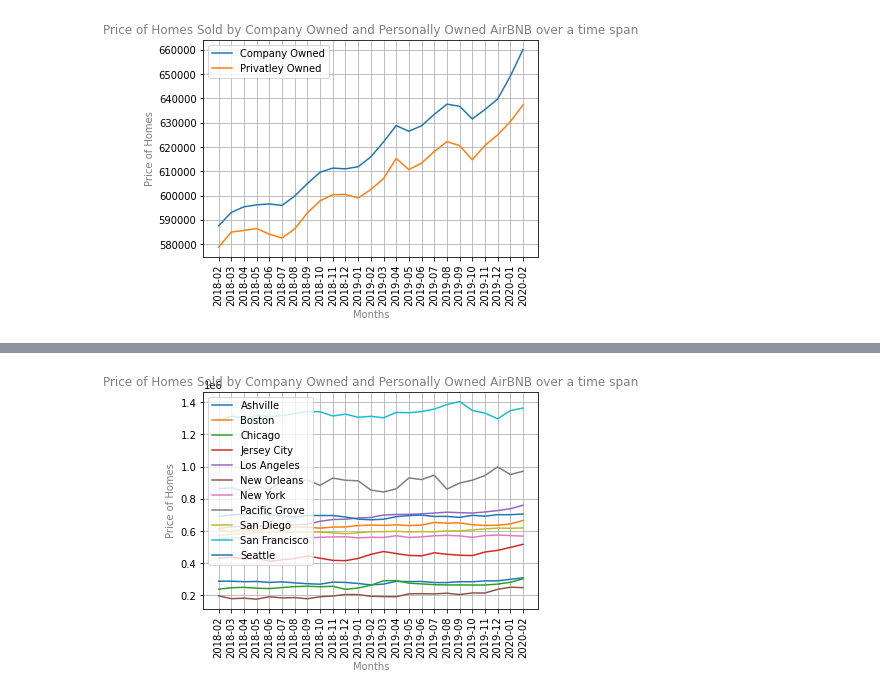
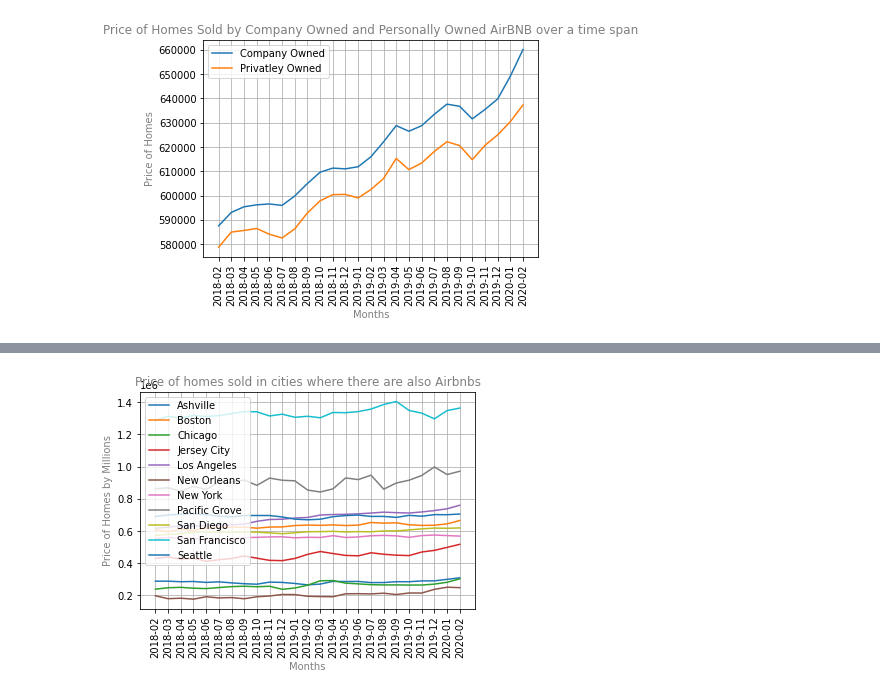
Before and after one commit to GT-Project1-A1/AirBNB, a Jupyter notebook: Josh's part.ipynb, the cells around one changed output, grey strips where cells are left out. Drawn from its saved outputs; the diff is of its cells as text; code cells hidden in the pictures.

```diff
--- a/Josh's part.ipynb
+++ b/Josh's part.ipynb
@@ -254,32 +268,32 @@ chicago = newpricegrpcity.iloc[2,:]
 jersey_city = newpricegrpcity.iloc[3,:]
 los_angeles = newpricegrpcity.iloc[4,:]
 new_orleans = newpricegrpcity.iloc[5,:]
 new_york = newpricegrpcity.iloc[6,:]
 pacific_grove = newpricegrpcity.iloc[7,:]
 san_diego = newpricegrpcity.iloc[8,:]
 san_francisco = newpricegrpcity.iloc[9,:]
 seattle = newpricegrpcity.iloc[10,:]
 
 plt.xlabel("Months", color= "grey")
-plt.title("Price of Homes Sold by Company Owned and Personally Owned AirBNB over a time span",color="grey")
+plt.title("Price of homes sold in cities where there are also Airbnbs",color="grey")
 plt.ylabel("Price of Homes by Millions", color= "grey")
 plt.plot(ashville, label="Ashville")
 plt.plot(boston, label="Boston")
 plt.plot(chicago, label="Chicago")
 plt.plot(jersey_city, label="Jersey City")
 plt.plot(los_angeles, label="Los Angeles")
 plt.plot(new_orleans, label="New Orleans")
 plt.plot(new_york, label="New York")
 plt.plot(pacific_grove, label="Pacific Grove")
 plt.plot(san_diego, label="San Diego")
 plt.plot(san_francisco, label="San Francisco")
 plt.plot(seattle, label="Seattle")
 plt.xticks(range(0,lengthprices), rotation =90)
 plt.grid()
 plt.legend(loc = "upper left")
 plt.show()
 #avgsale = grouptype[cols_i_want].mean()
 #newpricegrpcity
 #,(boston, label="Boston"))
 # %% [output]
-[figure, old version]
+[figure, new version]
```
Also changed, not shown: parts of 5 cells of this notebook.
